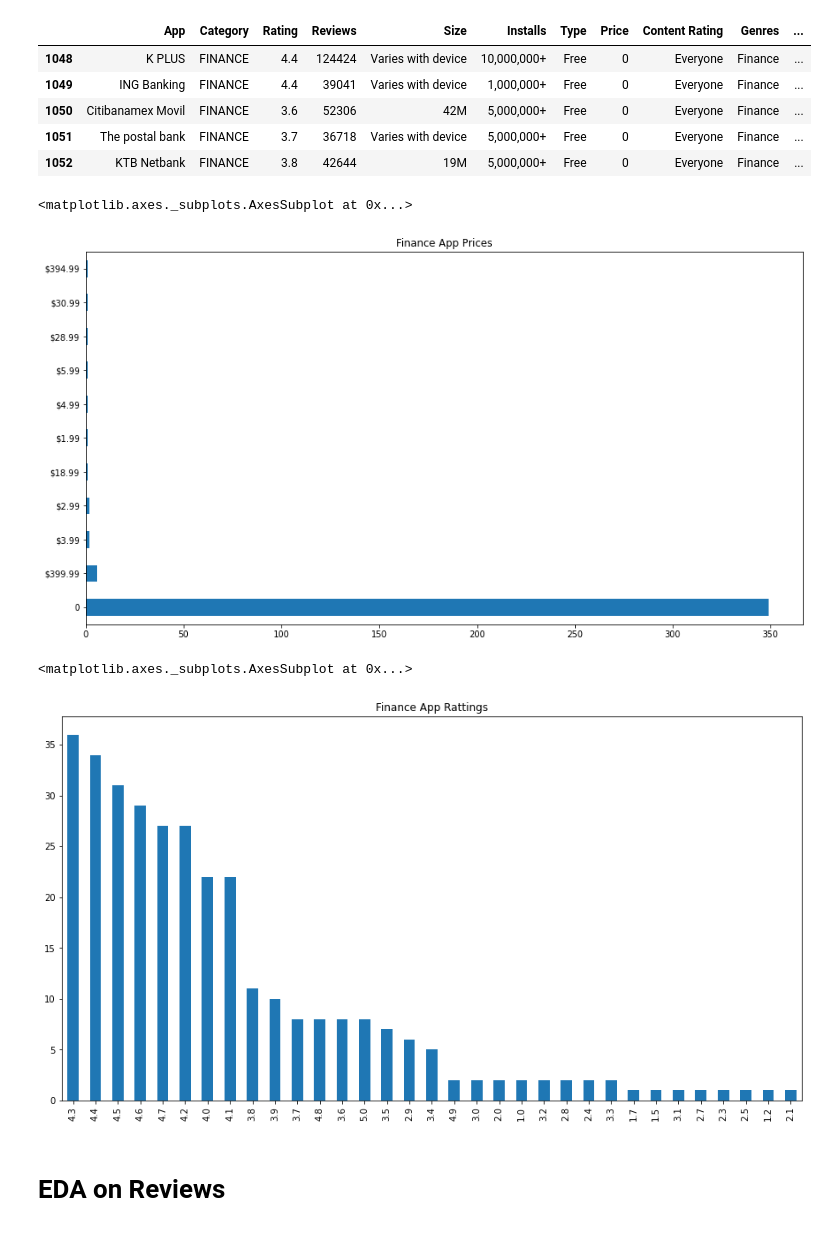
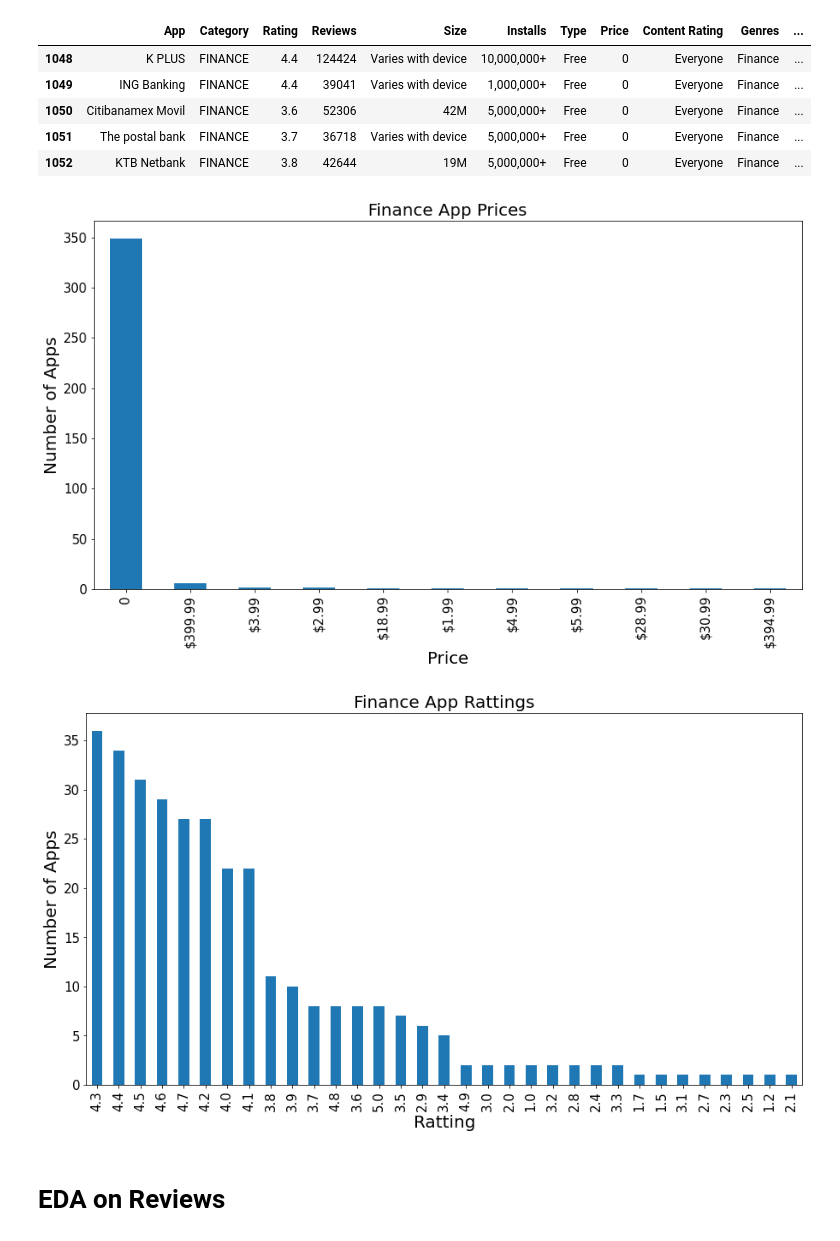
Before and after one commit to imad3k/GooglePlayStoreApps, a Jupyter notebook: Project_Notebook_01_EDA.ipynb, the cells around one changed output. Drawn from its saved outputs; the diff is of its cells as text; code cells hidden in the pictures.

```diff
--- a/Project_Notebook_01_EDA.ipynb
+++ b/Project_Notebook_01_EDA.ipynb
@@ -130,15 +135,21 @@ finance_apps.head()
 | 1051 | The postal bank | FINANCE | 3.7 | 36718 | Varies with device | 5,000,000+ | Free | 0 | Everyone | Finance | ... |
 | 1052 | KTB Netbank | FINANCE | 3.8 | 42644 | 19M | 5,000,000+ | Free | 0 | Everyone | Finance | ... |
 # %%
-finance_apps['Price'].value_counts().plot(kind='barh', figsize=(15, 8), title='Finance App Prices')
+finance_apps['Price'].value_counts().plot(kind='bar', figsize=(15, 8), fontsize=15)
+plt.title('Finance App Prices', fontsize=20)
+plt.xlabel('Price', fontsize=20)
+plt.ylabel('Number of Apps', fontsize=20)
+plt.show()
 # %% [output]
-<matplotlib.axes._subplots.AxesSubplot at 0x...>
-[figure, old version]
+[figure, new version]
 # %%
-finance_apps['Rating'].value_counts().plot(kind='bar', figsize=(15, 8), title='Finance App Rattings')
+finance_apps['Rating'].value_counts().plot(kind='bar', figsize=(15, 8), fontsize=15)
+plt.title('Finance App Rattings', fontsize=20)
+plt.xlabel('Ratting', fontsize=20)
+plt.ylabel('Number of Apps', fontsize=20)
+plt.show()
 # %% [output]
-<matplotlib.axes._subplots.AxesSubplot at 0x...>
-[figure, old version]
+[figure, new version]
 # %% [markdown]
 # EDA on Reviews
 # %%
```
Also changed, not shown: parts of 2 cells of this notebook.
